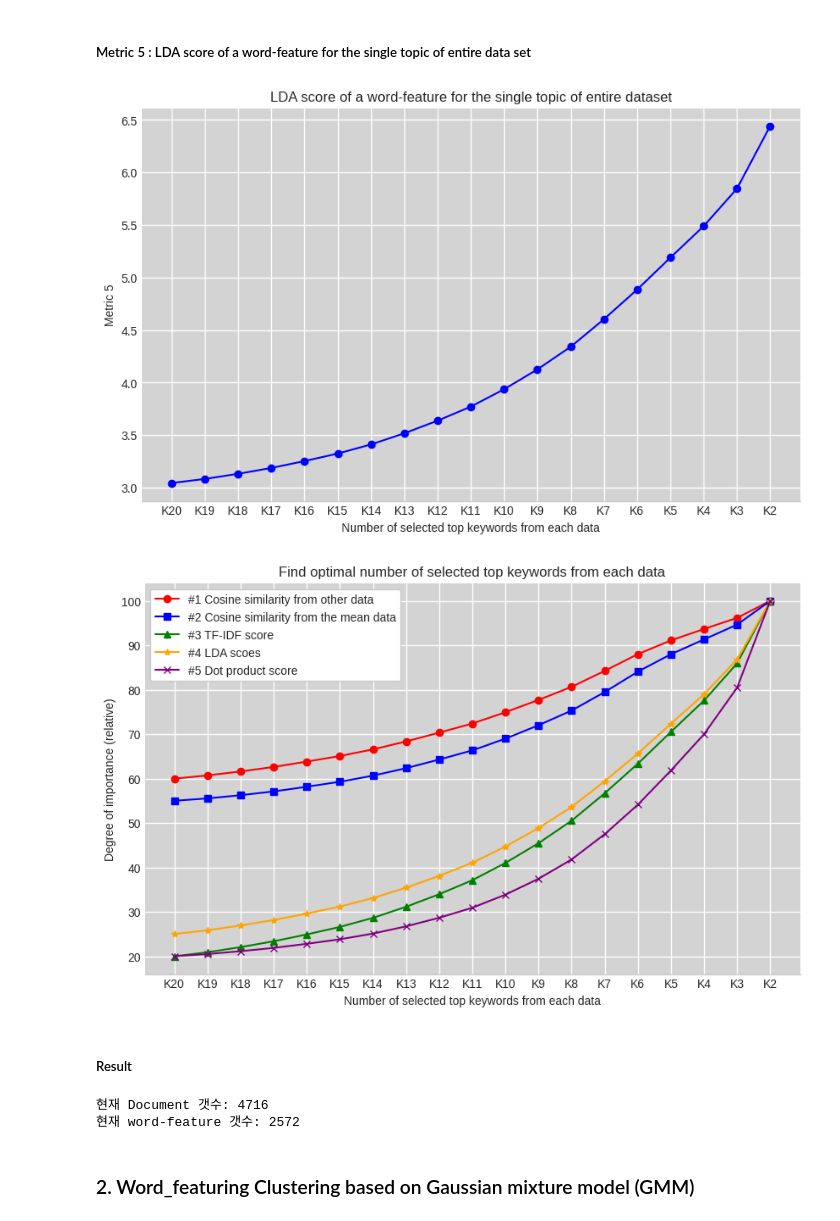
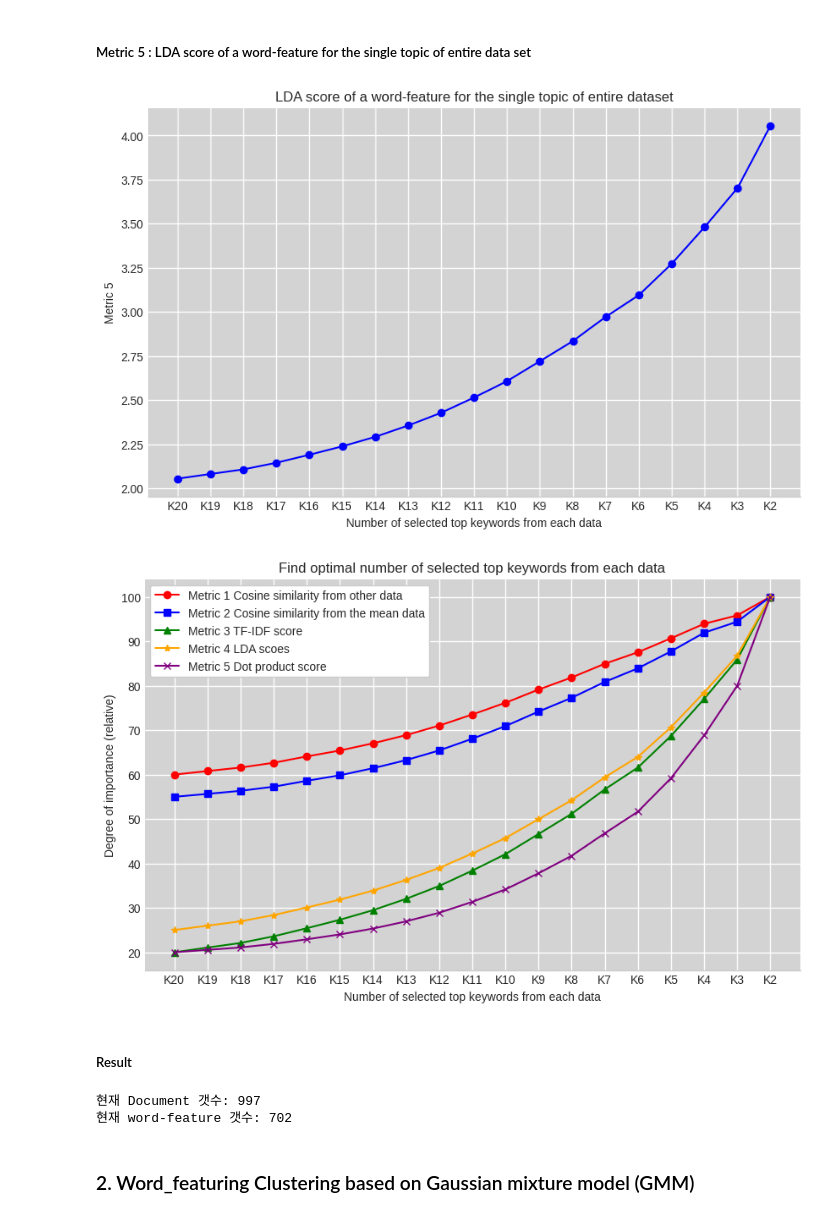
Before and after one commit to Geunhyeong-Han/shs-literature-text-mining, a Jupyter notebook: main.ipynb, the cells around one changed output. Saved outputs shown, nothing was run; the diff lists cells and outputs as text; code cells hidden in the pictures.

```diff
--- a/main.ipynb
+++ b/main.ipynb
@@ -100,6 +62,6 @@ stemmer = PorterStemmer()
 # %% [markdown]
 ### Data Load
 # %%
-data = pd.read_csv("/content/drive/MyDrive/Colab Notebooks/Smart_Home_Service/SHS_papers.csv")
-print("초기 Document 수 :", data.shape[0])
+data = pd.read_csv("/content/drive/MyDrive/Colab Notebooks/Smart_Home_Service/test_data.csv")
+print("초기 문서 수 :", data.shape[0])
 # %% [output]
@@ -142,17 +102,15 @@ Data Cleaning 후 Document 수 : 4716
 # %%
-# Data Transformation
-def combine_3rd_columns(col_1, col_2, col_3):
-    result = col_1
+# data transformation
+def combine_columns(*kwargs):
+    result = ""
 
-    if not pd.isna(col_2):
-        result += " " + str(col_2)
-
-    if not pd.isna(col_3):
-        result += " " + str(col_3)
+    for sth in kwargs:
+        if not pd.isna(sth):
+            result += " " + str(sth)
 
     return result
 
-data["text"] = data.apply(lambda x: combine_3rd_columns(x['Article Title'], x['Abstract'], x['Author Keywords']), axis=1)
+data["text"] = data.apply(lambda x: combine_columns(x['Article Title'], x['Abstract'], x['Author Keywords']), axis=1)
 data.drop(data[(data['text'] == "")].index, inplace=True) # text가 남아있지 않은 row 삭제
 
 df = data.loc[:, ['text', 'Article Title']]
@@ -446,7 +425,7 @@ for count in keyword_counts:
 
 plot_keywords(keyword_counts, mean_lda_scores,"Metric 5", "LDA score of a word-feature for the single topic of entire dataset")
 # %% [output]
-[figure, old version]
+[figure, new version]
 # %%
 metric1_values = median_cosine_similarities
 metric2_values = mean_cosine_similarities
@@ -461,39 +440,39 @@ metric4_normalized = (metric4_values - np.min(metric4_values)) / (np.max(metric4
 metric5_normalized = (metric5_values - np.min(metric5_values)) / (np.max(metric5_values) - np.min(metric5_values)) * 80 + 20
 
 plt.style.use('seaborn-whitegrid')
 plt.figure(figsize=(10,6))
 
 plt.gca().invert_xaxis()
 
 plt.gca().spines['right'].set_visible(False)
 plt.gca().spines['top'].set_visible(False)
 plt.gca().spines['left'].set_visible(False)
 plt.gca().xaxis.set_major_locator(MaxNLocator(integer=True))
 plt.gca().set_facecolor('lightgray')
 
 plt.xticks(range(min(keyword_counts), max(keyword_counts)+1))
 
 k_formatter = FuncFormatter(lambda x, pos: f'K{x}')
 
 plt.gca().xaxis.set_major_formatter(k_formatter)
 plt.grid(color='white', linestyle='-', linewidth=1)
 plt.xlabel('Number of selected top keywords from each data')
 plt.ylabel('Degree of importance (relative)')
 
-plt.plot(keyword_counts, metric1_normalized, marker='o', label='#1 Cosine similarity from other data', color='red')
-plt.plot(keyword_counts, metric2_normalized, marker='s', label='#2 Cosine similarity from the mean data', color='blue')
-plt.plot(keyword_counts, metric3_normalized, marker='^', label='#3 TF-IDF score', color='green')
-plt.plot(keyword_counts, metric4_normalized, marker='*', label='#4 LDA scoes', color='orange')
-plt.plot(keyword_counts, metric5_normalized, marker='x', label='#5 Dot product score', color='purple')
+plt.plot(keyword_counts, metric1_normalized, marker='o', label='Metric 1 Cosine similarity from other data', color='red')
+plt.plot(keyword_counts, metric2_normalized, marker='s', label='Metric 2 Cosine similarity from the mean data', color='blue')
+plt.plot(keyword_counts, metric3_normalized, marker='^', label='Metric 3 TF-IDF score', color='green')
+plt.plot(keyword_counts, metric4_normalized, marker='*', label='Metric 4 LDA scoes', color='orange')
+plt.plot(keyword_counts, metric5_normalized, marker='x', label='Metric 5 Dot product score', color='purple')
 
 plt.xlabel('Number of selected top keywords from each data')
 plt.ylabel('Degree of importance (relative)')
 plt.title('Find optimal number of selected top keywords from each data')
 plt.legend(frameon = True, framealpha=1)
 
 plt.show()
 # %% [output]
-[figure, old version]
+[figure, new version]
 # %% [markdown]
 ##### Result
 # %%
@@ -517,8 +496,8 @@ tfidf_matrix = vectorizer.fit_transform(df['corpus'])
 print("현재 Document 갯수:",tfidf_matrix.shape[0])
 print("현재 word-feature 갯수:",tfidf_matrix.shape[1])
 # %% [output]
-현재 Document 갯수: 4716
-현재 word-feature 갯수: 2572
+현재 Document 갯수: 997
+현재 word-feature 갯수: 702
 # %% [markdown]
 ### 2. Word_featuring Clustering based on Gaussian mixture model (GMM)
 # %%
```
Also changed, not shown: parts of 43 cells of this notebook.
